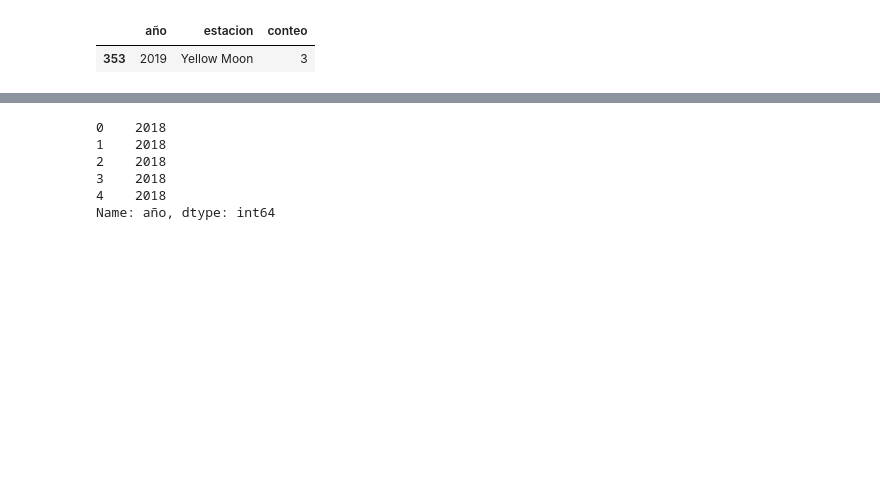
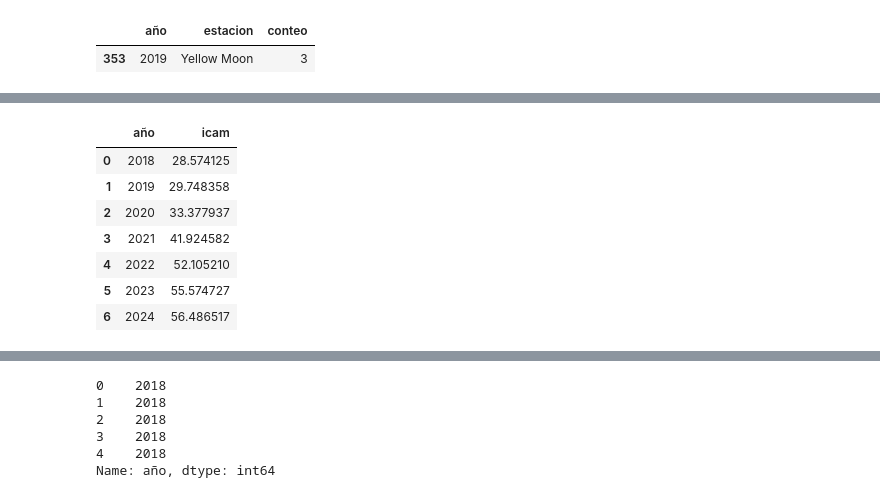
Before and after one commit to catago16/proyectoICAM, a Jupyter notebook: limpieza.ipynb, the cells around one changed output, grey strips where cells are left out. Cells and saved outputs as stored; diff of their text form; code cells hidden in the pictures; blank space fills up the shorter version.

```diff
--- a/limpieza.ipynb
+++ b/limpieza.ipynb
@@ -309,0 +508,13 @@ display(repetidas_estacion)
+# %%
+###promedio del icam por año
+icam_por_anio = icam.groupby('año')['icam'].mean().reset_index()
+icam_por_anio
+# %% [output]
+|  | año | icam |
+| 0 | 2018 | 28.574125 |
+| 1 | 2019 | 29.748358 |
+| 2 | 2020 | 33.377937 |
+| 3 | 2021 | 41.924582 |
+| 4 | 2022 | 52.105210 |
+| 5 | 2023 | 55.574727 |
+| 6 | 2024 | 56.486517 |
```
Also changed, not shown: parts of 36 cells of this notebook, 2 other files.
